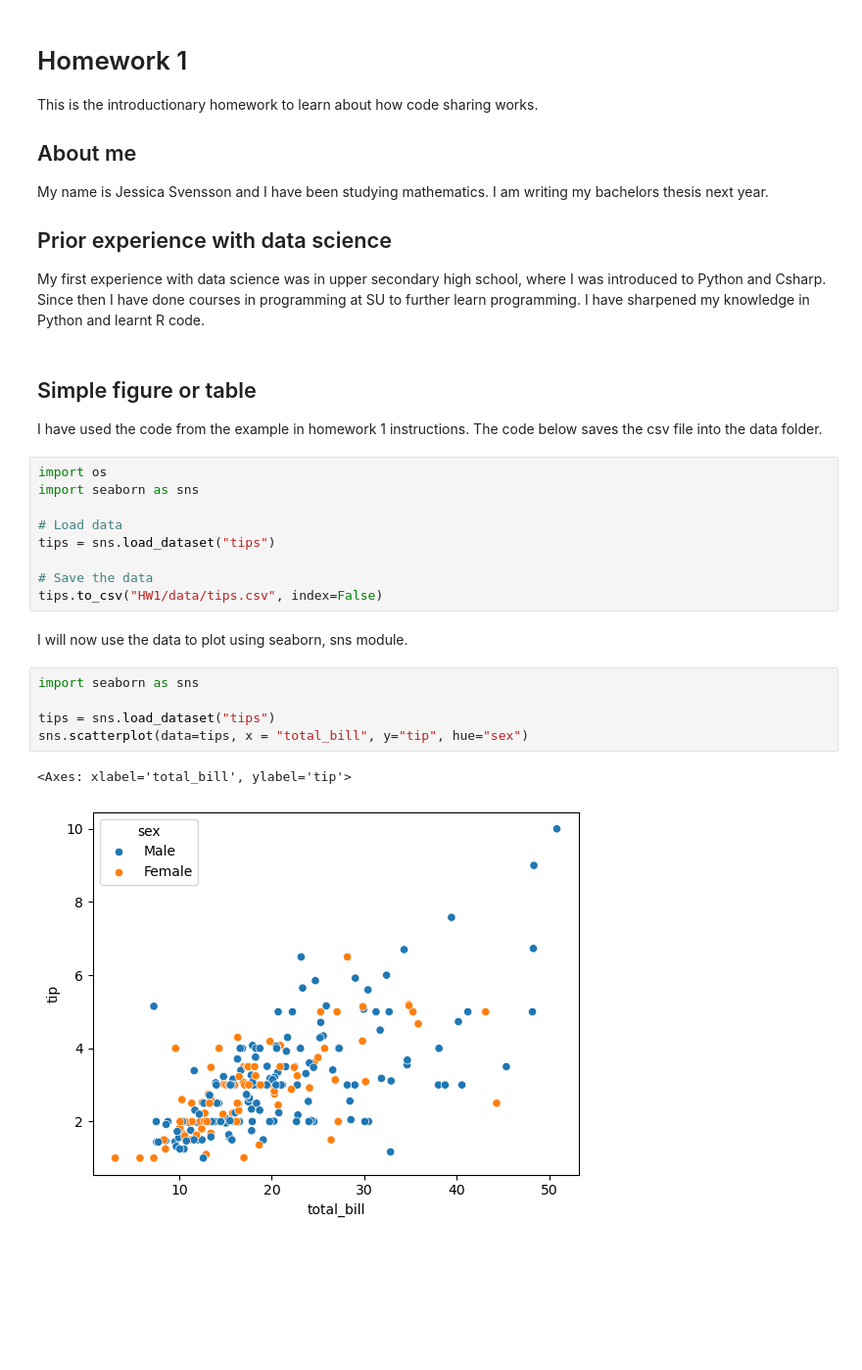
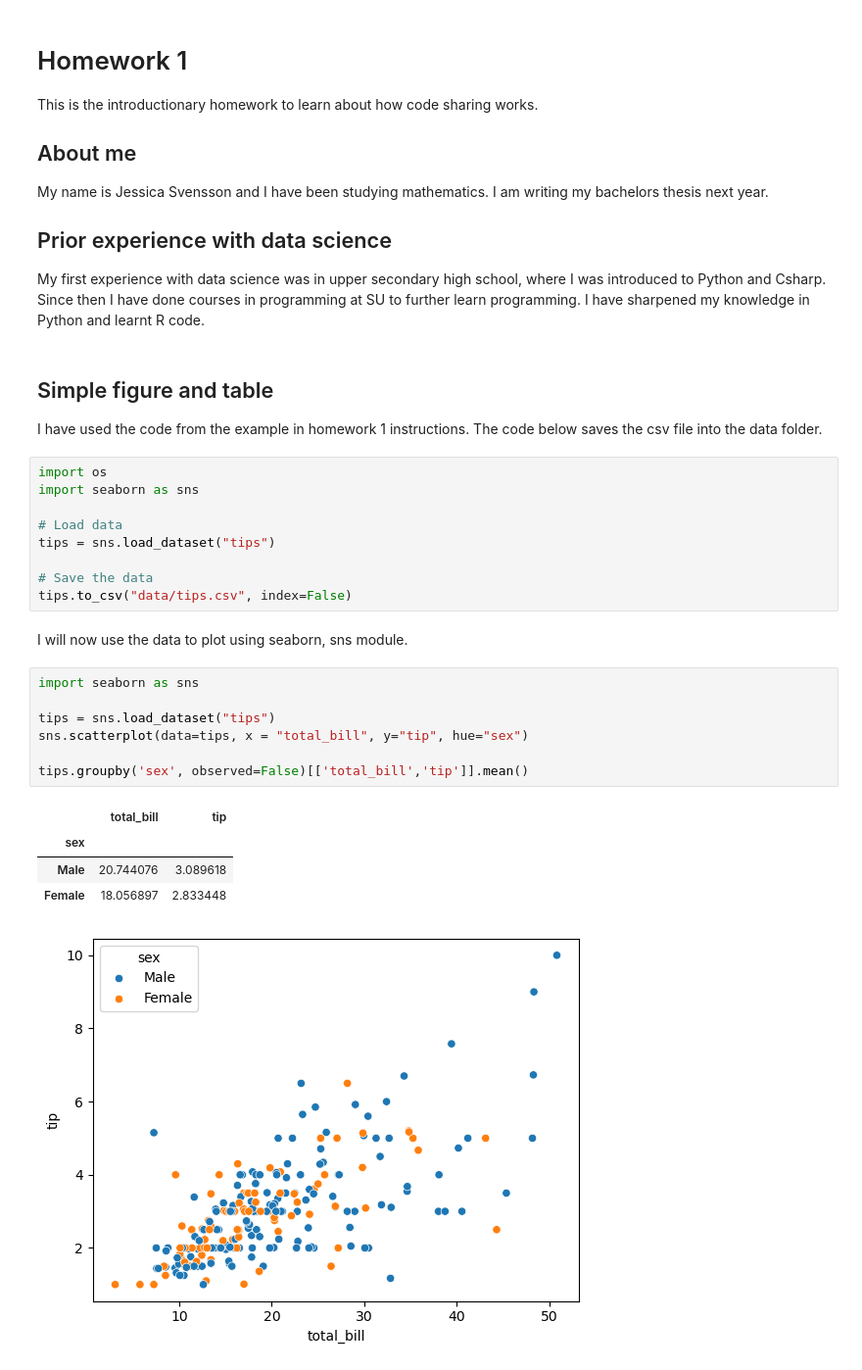
Before and after one commit to Jessica1389/Jessica1389-hw-1, a Jupyter notebook: HW1/Rapport.ipynb, the cells around one changed output. Shown: that part at 98% size. Cells and saved outputs as stored; diff of their text form; blank space fills up the shorter version.

```diff
--- a/HW1/Rapport.ipynb
+++ b/HW1/Rapport.ipynb
@@ -8,7 +8,7 @@ My name is Jessica Svensson and I have been studying mathematics. I am writing m
 ## Prior experience with data science
 My first experience with data science was in upper secondary high school, where I was introduced to Python and Csharp. Since then I have done courses in programming at SU to further learn programming. I have sharpened my knowledge in Python and learnt R code.
 # %% [markdown]
-## Simple figure or table
+## Simple figure and table
 I have used the code from the example in homework 1 instructions. The code below saves the csv file into the data folder.
 # %%
 import os
@@ -18,16 +18,21 @@ import seaborn as sns
 tips = sns.load_dataset("tips")
 
 # Save the data
-tips.to_csv("HW1/data/tips.csv", index=False)
+tips.to_csv("data/tips.csv", index=False)
 # %% [markdown]
 I will now use the data to plot using seaborn, sns module.
 # %%
 import seaborn as sns
 
 tips = sns.load_dataset("tips")
 sns.scatterplot(data=tips, x = "total_bill", y="tip", hue="sex")
+
+tips.groupby('sex', observed=False)[['total_bill','tip']].mean()
 # %% [output]
-<Axes: xlabel='total_bill', ylabel='tip'>
+|  | total_bill | tip |
+| sex |  |  |
+| Male | 20.744076 | 3.089618 |
+| Female | 18.056897 | 2.833448 |
 [figure]
 # %% [markdown]
 ## Reproducibility
```
Also changed, not shown: parts of 2 cells of this notebook.
